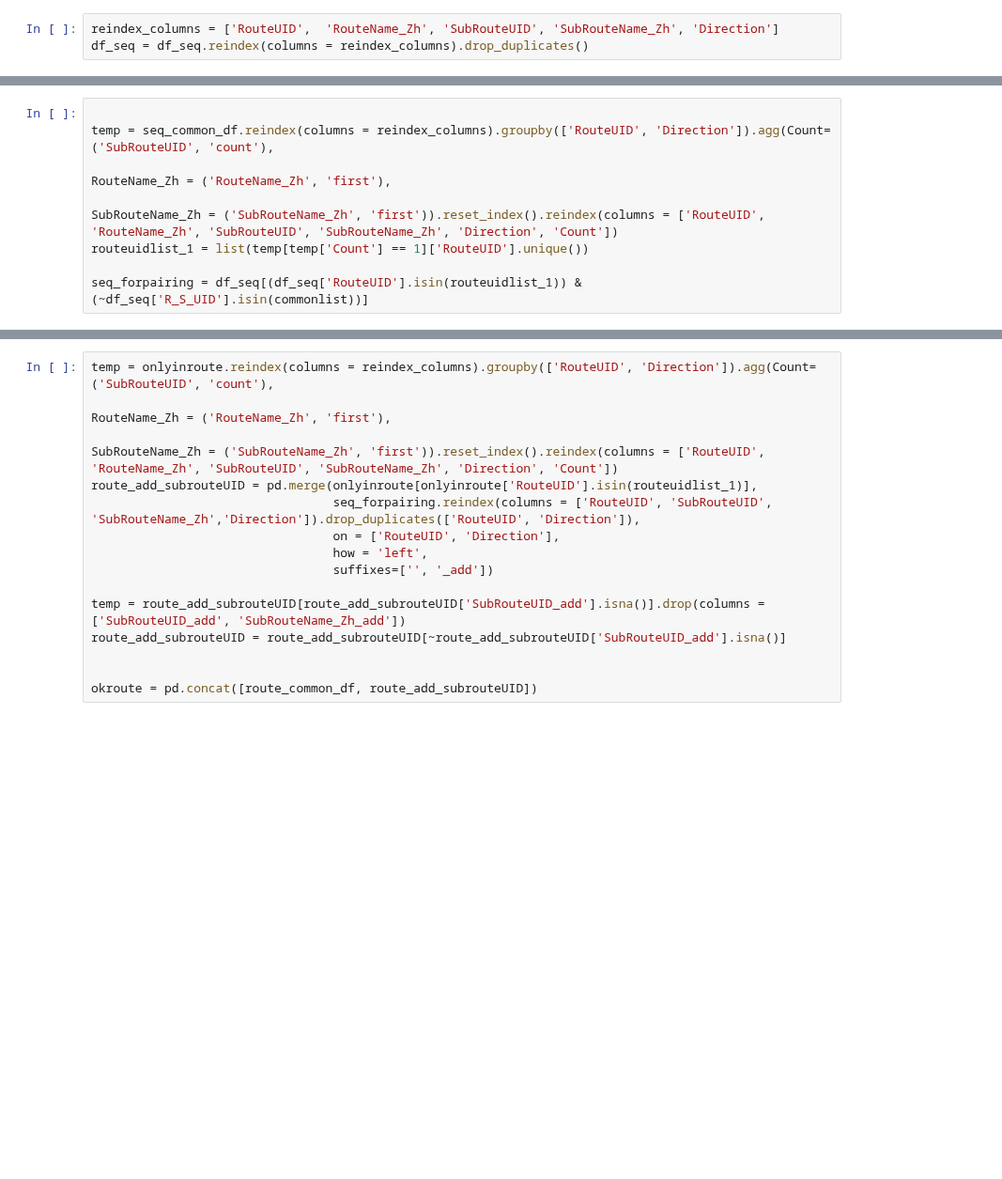
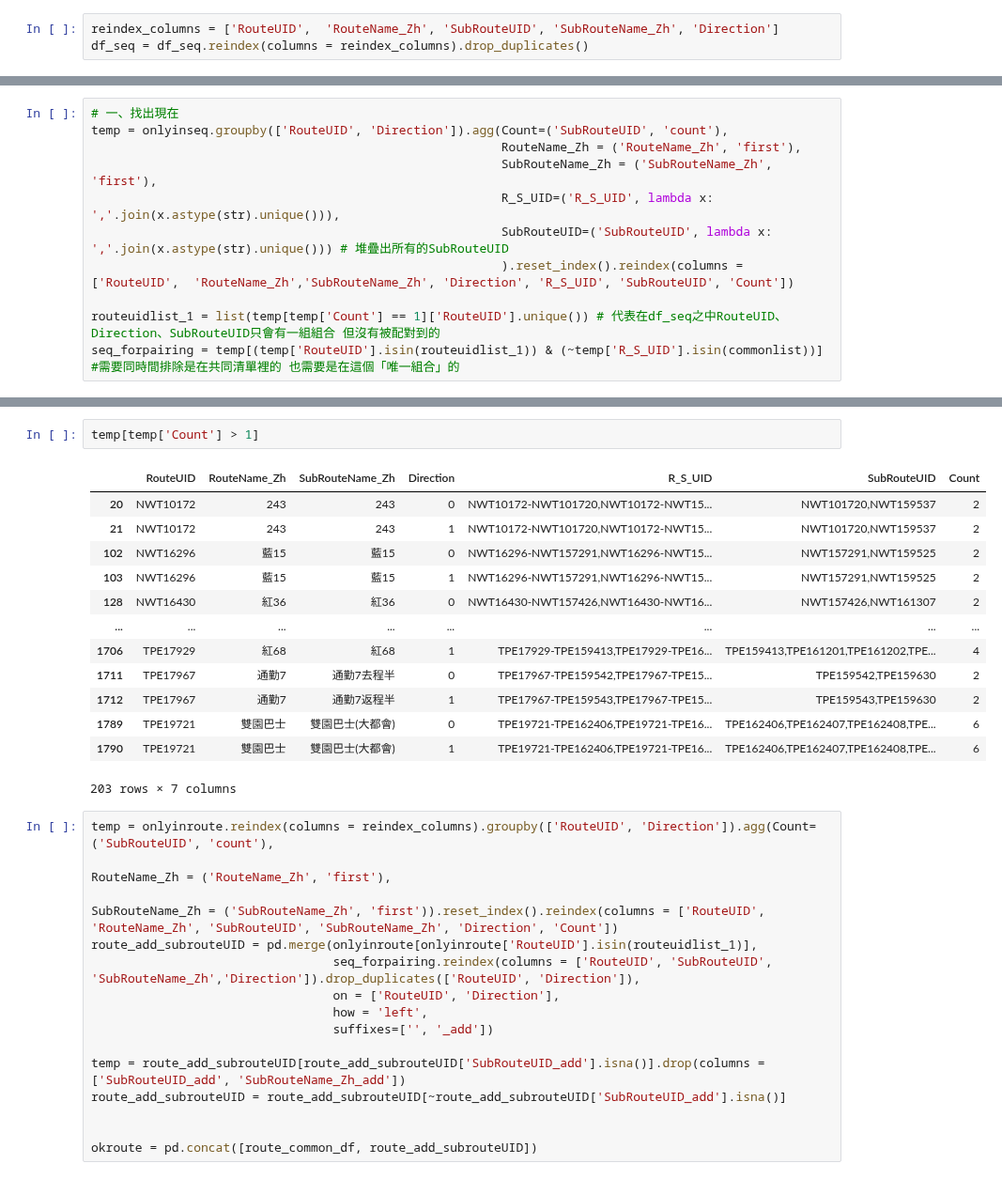
Before and after one commit to KaiChiehKJ/THI-6800-BusTicket, a Jupyter notebook: 02_公車路線shp拆分.ipynb, the cells around one changed output, grey strips where cells are left out. Shown at 94% size. Cells and saved outputs as stored; diff of their text form; blank space fills up the shorter version.

```diff
--- a/02_公車路線shp拆分.ipynb
+++ b/02_公車路線shp拆分.ipynb
@@ -547,8 +589,11 @@ df_seq[df_seq['RouteUID'] == 'KEE0245']
 # %%
+# 一、找出現在
+temp = onlyinseq.groupby(['RouteUID', 'Direction']).agg(Count=('SubRouteUID', 'count'),
+                                                        RouteName_Zh = ('RouteName_Zh', 'first'),
+                                                        SubRouteName_Zh = ('SubRouteName_Zh', 'first'),
+                                                        R_S_UID=('R_S_UID', lambda x: ','.join(x.astype(str).unique())),
+                                                        SubRouteUID=('SubRouteUID', lambda x: ','.join(x.astype(str).unique())) # 堆疊出所有的SubRouteUID
+                                                        ).reset_index().reindex(columns = ['RouteUID',  'RouteName_Zh','SubRouteName_Zh', 'Direction', 'R_S_UID', 'SubRouteUID', 'Count'])
 
-temp = seq_common_df.reindex(columns = reindex_columns).groupby(['RouteUID', 'Direction']).agg(Count=('SubRouteUID', 'count'),
-                                                                                               RouteName_Zh = ('RouteName_Zh', 'first'),
-                                                                                               SubRouteName_Zh = ('SubRouteName_Zh', 'first')).reset_index().reindex(columns = ['RouteUID',  'RouteName_Zh', 'SubRouteUID', 'SubRouteName_Zh', 'Direction', 'Count'])
-routeuidlist_1 = list(temp[temp['Count'] == 1]['RouteUID'].unique())
-
-seq_forpairing = df_seq[(df_seq['RouteUID'].isin(routeuidlist_1)) & (~df_seq['R_S_UID'].isin(commonlist))]
+routeuidlist_1 = list(temp[temp['Count'] == 1]['RouteUID'].unique()) # 代表在df_seq之中RouteUID、Direction、SubRouteUID只會有一組組合 但沒有被配對到的
+seq_forpairing = temp[(temp['RouteUID'].isin(routeuidlist_1)) & (~temp['R_S_UID'].isin(commonlist))] #需要同時間排除是在共同清單裡的 也需要是在這個「唯一組合」的
@@ -555,3 +643,19 @@ seq_forpairing = df_seq[(df_seq['RouteUID'].isin(routeuidlist_1)) & (~df_seq['R_
+# %%
+temp[temp['Count'] > 1]
+# %% [output]
+|  | RouteUID | RouteName_Zh | SubRouteName_Zh | Direction | R_S_UID | SubRouteUID | Count |
+| 20 | NWT10172 | 243 | 243 | 0 | NWT10172-NWT101720,NWT10172-NWT15... | NWT101720,NWT159537 | 2 |
+| 21 | NWT10172 | 243 | 243 | 1 | NWT10172-NWT101720,NWT10172-NWT15... | NWT101720,NWT159537 | 2 |
+| 102 | NWT16296 | 藍15 | 藍15 | 0 | NWT16296-NWT157291,NWT16296-NWT15... | NWT157291,NWT159525 | 2 |
+| 103 | NWT16296 | 藍15 | 藍15 | 1 | NWT16296-NWT157291,NWT16296-NWT15... | NWT157291,NWT159525 | 2 |
+| 128 | NWT16430 | 紅36 | 紅36 | 0 | NWT16430-NWT157426,NWT16430-NWT16... | NWT157426,NWT161307 | 2 |
+| ... | ... | ... | ... | ... | ... | ... | ... |
+| 1706 | TPE17929 | 紅68 | 紅68 | 1 | TPE17929-TPE159413,TPE17929-TPE16... | TPE159413,TPE161201,TPE161202,TPE... | 4 |
+| 1711 | TPE17967 | 通勤7 | 通勤7去程半 | 0 | TPE17967-TPE159542,TPE17967-TPE15... | TPE159542,TPE159630 | 2 |
+| 1712 | TPE17967 | 通勤7 | 通勤7返程半 | 1 | TPE17967-TPE159543,TPE17967-TPE15... | TPE159543,TPE159630 | 2 |
+| 1789 | TPE19721 | 雙園巴士 | 雙園巴士(大都會) | 0 | TPE19721-TPE162406,TPE19721-TPE16... | TPE162406,TPE162407,TPE162408,TPE... | 6 |
+| 1790 | TPE19721 | 雙園巴士 | 雙園巴士(大都會) | 1 | TPE19721-TPE162406,TPE19721-TPE16... | TPE162406,TPE162407,TPE162408,TPE... | 6 |
+203 rows × 7 columns
 # %%
 temp = onlyinroute.reindex(columns = reindex_columns).groupby(['RouteUID', 'Direction']).agg(Count=('SubRouteUID', 'count'),
                                                                                                RouteName_Zh = ('RouteName_Zh', 'first'),
```
Also changed, not shown: parts of 12 cells of this notebook.
